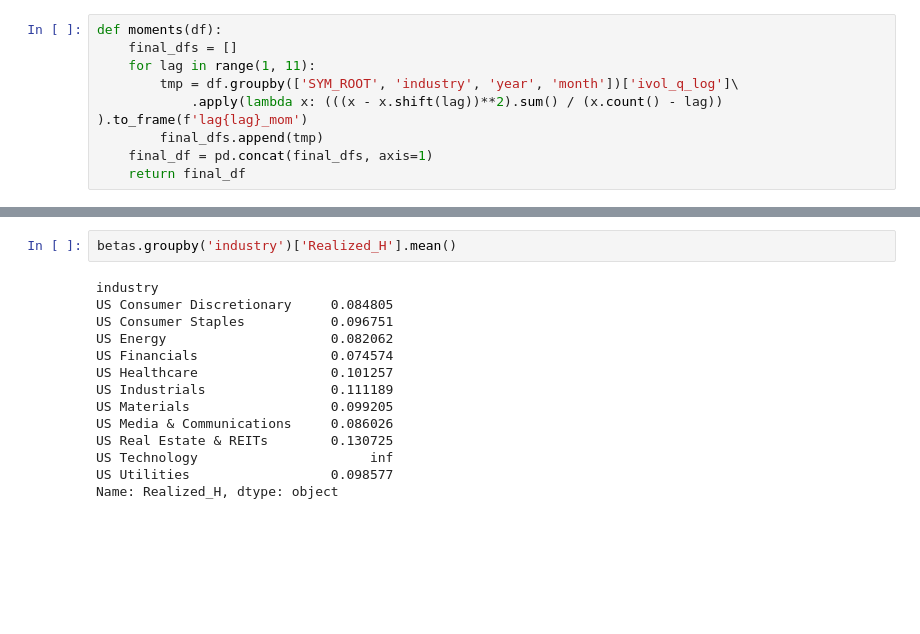
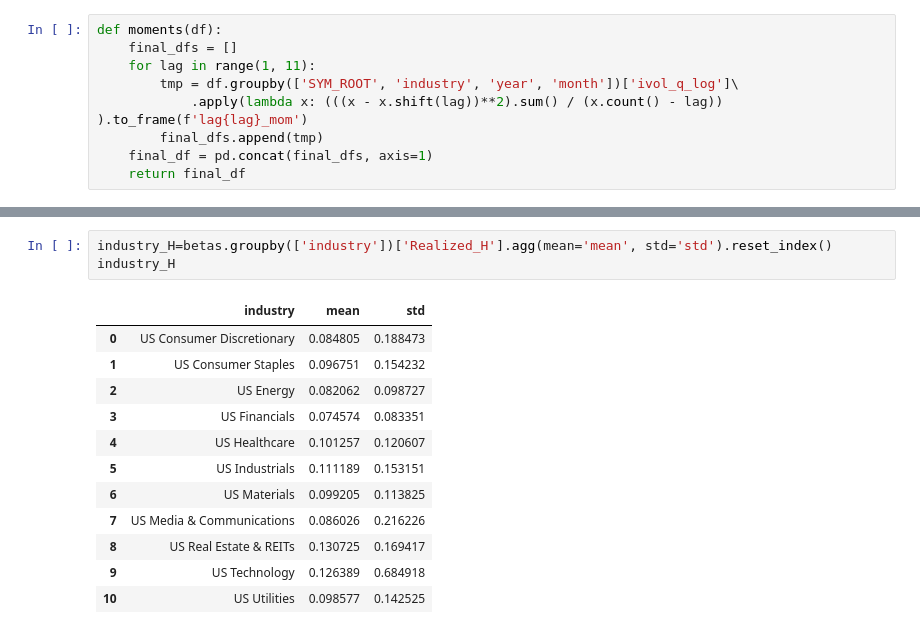
Before and after one commit to roshnx/buy-rough-sell-smooth, a Jupyter notebook: Realized_Vol_Regression.ipynb, the cells around one changed output, grey strips where cells are left out. Saved outputs shown, nothing was run; the diff lists cells and outputs as text; blank space fills up the shorter version.

```diff
--- a/Realized_Vol_Regression.ipynb
+++ b/Realized_Vol_Regression.ipynb
@@ -89,19 +113,19 @@ betas['Realized_H'] = betas['Betas'] * 0.5
 # %%
-betas.groupby('industry')['Realized_H'].mean()
+industry_H=betas.groupby(['industry'])['Realized_H'].agg(mean='mean', std='std').reset_index()
+industry_H
 # %% [output]
-industry
-US Consumer Discretionary     0.084805
-US Consumer Staples           0.096751
-US Energy                     0.082062
-US Financials                 0.074574
-US Healthcare                 0.101257
-US Industrials                0.111189
-US Materials                  0.099205
-US Media & Communications     0.086026
-US Real Estate & REITs        0.130725
-US Technology                      inf
-US Utilities                  0.098577
-Name: Realized_H, dtype: object
+|  | industry | mean | std |
+| 0 | US Consumer Discretionary | 0.084805 | 0.188473 |
+| 1 | US Consumer Staples | 0.096751 | 0.154232 |
+| 2 | US Energy | 0.082062 | 0.098727 |
+| 3 | US Financials | 0.074574 | 0.083351 |
+| 4 | US Healthcare | 0.101257 | 0.120607 |
+| 5 | US Industrials | 0.111189 | 0.153151 |
+| 6 | US Materials | 0.099205 | 0.113825 |
+| 7 | US Media & Communications | 0.086026 | 0.216226 |
+| 8 | US Real Estate & REITs | 0.130725 | 0.169417 |
+| 9 | US Technology | 0.126389 | 0.684918 |
+| 10 | US Utilities | 0.098577 | 0.142525 |
 # %%
 betas
 # %% [output]
```
Also changed, not shown: parts of 8 cells of this notebook, 2 other files.
